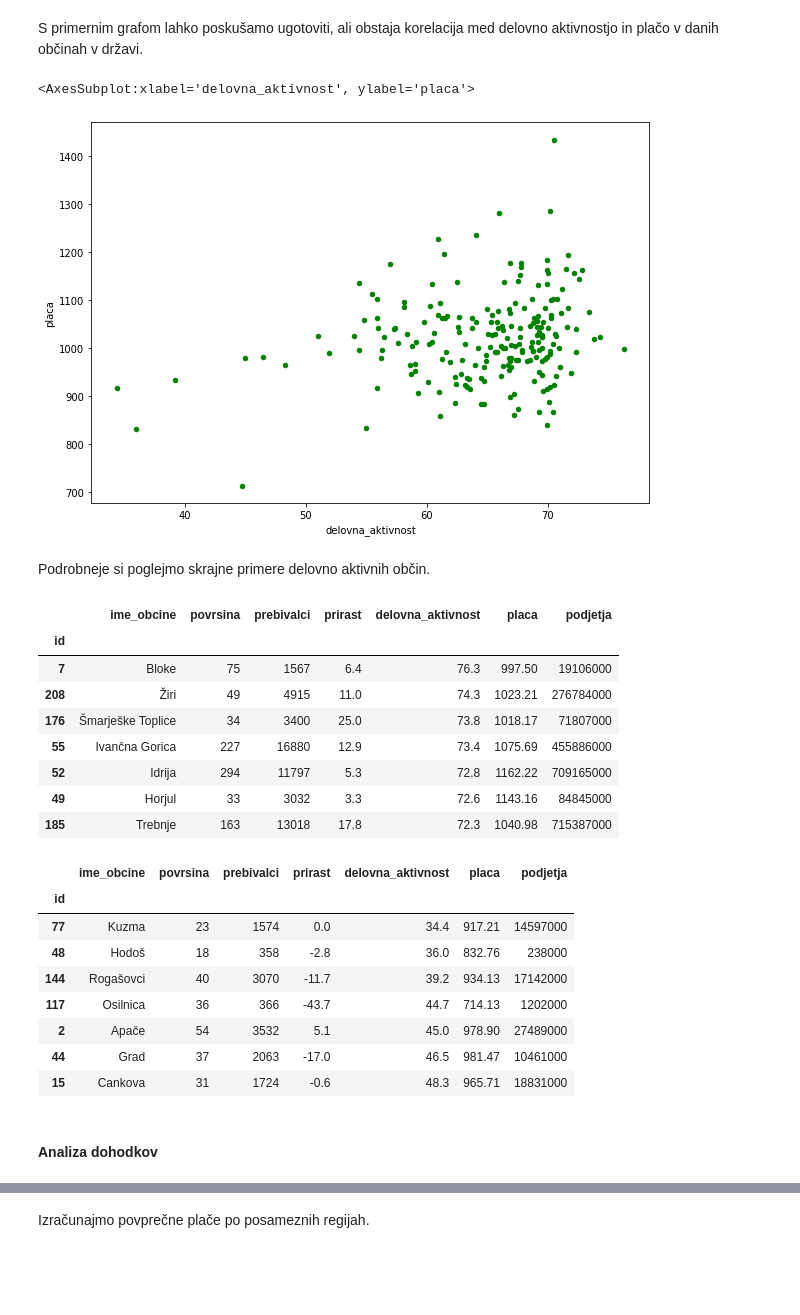
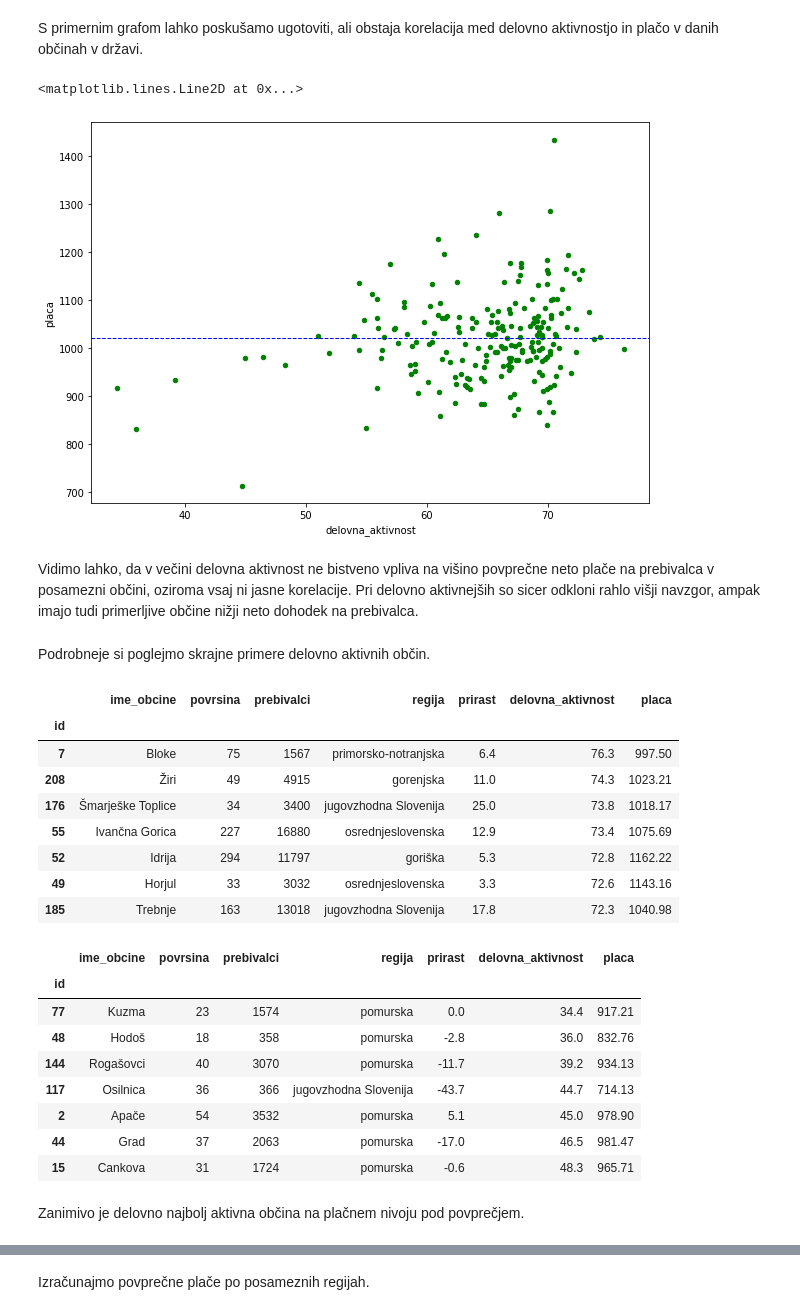
Before and after one commit to matejgorjup/PROG1-analiza-podatkov, a Jupyter notebook: obcine.ipynb, the cells around one changed output, grey strips where cells are left out. Saved outputs shown, nothing was run; the diff lists cells and outputs as text; code cells hidden in the pictures; blank space fills up the shorter version.

```diff
--- a/obcine.ipynb
+++ b/obcine.ipynb
@@ -135,33 +147,36 @@ dtype: int64
 # %% [markdown]
 S primernim grafom lahko poskušamo ugotoviti, ali obstaja korelacija med delovno aktivnostjo in plačo v danih občinah v državi.
 # %%
-obcine[['delovna_aktivnost', 'placa']].plot.scatter('delovna_aktivnost', 'placa', figsize=(10,7), color='green')
+graf = obcine[['delovna_aktivnost', 'placa']].plot.scatter('delovna_aktivnost', 'placa', figsize=(10,7), color='green')
+graf.axhline(y=obcine.placa.mean(), color='blue', linestyle='--', lw=1)
 # %% [output]
-<AxesSubplot:xlabel='delovna_aktivnost', ylabel='placa'>
+<matplotlib.lines.Line2D at 0x...>
-[figure, old version]
+[figure, new version]
+# %% [markdown]
+Vidimo lahko, da v večini delovna aktivnost ne bistveno vpliva na višino povprečne neto plače na prebivalca v posamezni občini, oziroma vsaj ni jasne korelacije. Pri delovno aktivnejših so sicer odkloni rahlo višji navzgor, ampak imajo tudi primerljive občine nižji neto dohodek na prebivalca.
 # %% [markdown]
 Podrobneje si poglejmo skrajne primere delovno aktivnih občin.
 # %%
-obcine.nlargest(7, 'delovna_aktivnost')[['ime_obcine', 'povrsina', 'prebivalci', 'prirast', 'delovna_aktivnost', 'placa', 'podjetja']]
+obcine.nlargest(7, 'delovna_aktivnost')[['ime_obcine', 'povrsina', 'prebivalci', 'regija', 'prirast', 'delovna_aktivnost', 'placa']]
 # %% [output]
-|  | ime_obcine | povrsina | prebivalci | prirast | delovna_aktivnost | placa | podjetja |
+|  | ime_obcine | povrsina | prebivalci | regija | prirast | delovna_aktivnost | placa |
 | id |  |  |  |  |  |  |  |
-| 7 | Bloke | 75 | 1567 | 6.4 | 76.3 | 997.50 | 19106000 |
-| 208 | Žiri | 49 | 4915 | 11.0 | 74.3 | 1023.21 | 276784000 |
-| 176 | Šmarješke Toplice | 34 | 3400 | 25.0 | 73.8 | 1018.17 | 71807000 |
-| 55 | Ivančna Gorica | 227 | 16880 | 12.9 | 73.4 | 1075.69 | 455886000 |
-| 52 | Idrija | 294 | 11797 | 5.3 | 72.8 | 1162.22 | 709165000 |
-| 49 | Horjul | 33 | 3032 | 3.3 | 72.6 | 1143.16 | 84845000 |
-| 185 | Trebnje | 163 | 13018 | 17.8 | 72.3 | 1040.98 | 715387000 |
+| 7 | Bloke | 75 | 1567 | primorsko-notranjska | 6.4 | 76.3 | 997.50 |
+| 208 | Žiri | 49 | 4915 | gorenjska | 11.0 | 74.3 | 1023.21 |
+| 176 | Šmarješke Toplice | 34 | 3400 | jugovzhodna Slovenija | 25.0 | 73.8 | 1018.17 |
+| 55 | Ivančna Gorica | 227 | 16880 | osrednjeslovenska | 12.9 | 73.4 | 1075.69 |
+| 52 | Idrija | 294 | 11797 | goriška | 5.3 | 72.8 | 1162.22 |
+| 49 | Horjul | 33 | 3032 | osrednjeslovenska | 3.3 | 72.6 | 1143.16 |
+| 185 | Trebnje | 163 | 13018 | jugovzhodna Slovenija | 17.8 | 72.3 | 1040.98 |
 # %%
-obcine.nsmallest(7, 'delovna_aktivnost')[['ime_obcine', 'povrsina', 'prebivalci', 'prirast', 'delovna_aktivnost', 'placa', 'podjetja']]
+obcine.nsmallest(7, 'delovna_aktivnost')[['ime_obcine', 'povrsina', 'prebivalci', 'regija', 'prirast', 'delovna_aktivnost', 'placa']]
 # %% [output]
-|  | ime_obcine | povrsina | prebivalci | prirast | delovna_aktivnost | placa | podjetja |
+|  | ime_obcine | povrsina | prebivalci | regija | prirast | delovna_aktivnost | placa |
 | id |  |  |  |  |  |  |  |
-| 77 | Kuzma | 23 | 1574 | 0.0 | 34.4 | 917.21 | 14597000 |
-| 48 | Hodoš | 18 | 358 | -2.8 | 36.0 | 832.76 | 238000 |
-| 144 | Rogašovci | 40 | 3070 | -11.7 | 39.2 | 934.13 | 17142000 |
-| 117 | Osilnica | 36 | 366 | -43.7 | 44.7 | 714.13 | 1202000 |
-| 2 | Apače | 54 | 3532 | 5.1 | 45.0 | 978.90 | 27489000 |
-| 44 | Grad | 37 | 2063 | -17.0 | 46.5 | 981.47 | 10461000 |
-| 15 | Cankova | 31 | 1724 | -0.6 | 48.3 | 965.71 | 18831000 |
+| 77 | Kuzma | 23 | 1574 | pomurska | 0.0 | 34.4 | 917.21 |
+| 48 | Hodoš | 18 | 358 | pomurska | -2.8 | 36.0 | 832.76 |
+| 144 | Rogašovci | 40 | 3070 | pomurska | -11.7 | 39.2 | 934.13 |
+| 117 | Osilnica | 36 | 366 | jugovzhodna Slovenija | -43.7 | 44.7 | 714.13 |
+| 2 | Apače | 54 | 3532 | pomurska | 5.1 | 45.0 | 978.90 |
+| 44 | Grad | 37 | 2063 | pomurska | -17.0 | 46.5 | 981.47 |
+| 15 | Cankova | 31 | 1724 | pomurska | -0.6 | 48.3 | 965.71 |
@@ -181,2 +183,2 @@ obcine.nsmallest(7, 'delovna_aktivnost')[['ime_obcine', 'povrsina', 'prebivalci'
-# %% [markdown]
-#### **Analiza dohodkov**
+# %% [markdown]
+Zanimivo je delovno najbolj aktivna občina na plačnem nivoju pod povprečjem.
```
Also changed, not shown: parts of 41 cells of this notebook.
